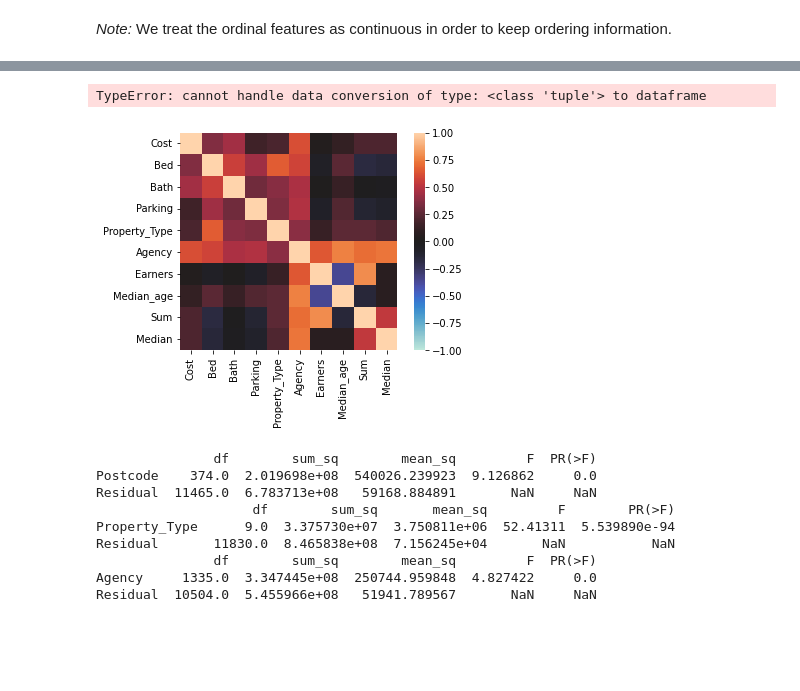
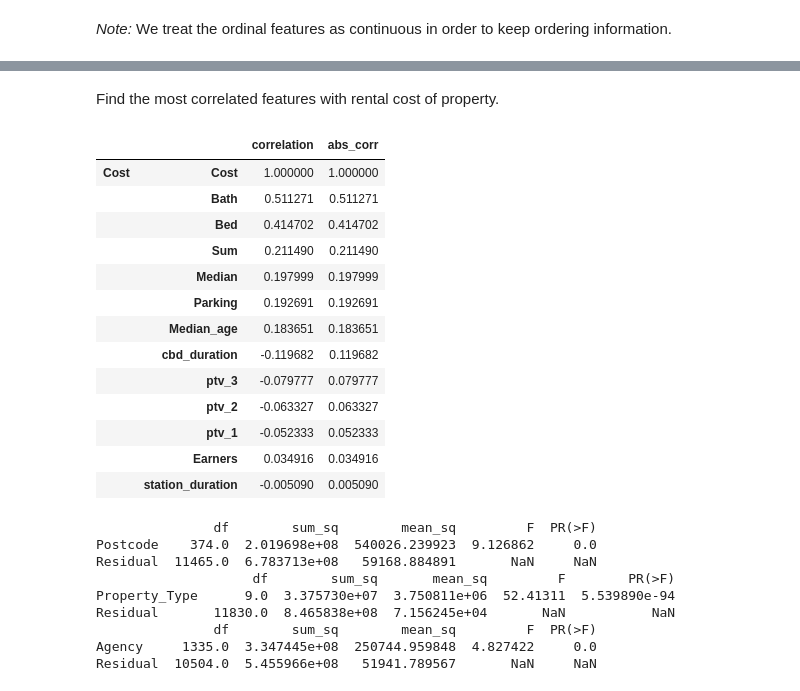
Before and after one commit to MAST30034-Applied-Data-Science/generic-real-estate-consulting-project-group-42, a Jupyter notebook: notebooks/analysis_properties.ipynb, the cells around one changed output, grey strips where cells are left out. Saved outputs shown, nothing was run; the diff lists cells and outputs as text; code cells hidden in the pictures; blank space fills up the shorter version.

Commit message:
Property correlation list created.

```diff
--- a/notebooks/analysis_properties.ipynb
+++ b/notebooks/analysis_properties.ipynb
@@ -65,13 +74,40 @@ plt.show()
+# %% [markdown]
+Find the most correlated features with rental cost of property.
+# %%
+sorted_mat = corrmat.unstack().sort_values()
+
+df = pd.DataFrame(data=sorted_mat)
+df.rename({0:'correlation'}, axis=1, inplace=True)
+df['Index'] = df.index
+df = pd.concat(
+        [df.drop('Index', axis=1),
+        df['Index'].apply(pd.Series)]
+    , axis=1)
+cost_correlations = pd.DataFrame(df[df[0] == 'Cost']['correlation'])
+cost_correlations['abs_corr'] = abs(cost_correlations['correlation'])
+cost_correlations.sort_values(by='abs_corr', ascending=False)
+# %% [output]
+|  |  | correlation | abs_corr |
+| Cost | Cost | 1.000000 | 1.000000 |
+|  | Bath | 0.511271 | 0.511271 |
+|  | Bed | 0.414702 | 0.414702 |
+|  | Sum | 0.211490 | 0.211490 |
+|  | Median | 0.197999 | 0.197999 |
+|  | Parking | 0.192691 | 0.192691 |
+|  | Median_age | 0.183651 | 0.183651 |
+|  | cbd_duration | -0.119682 | 0.119682 |
+|  | ptv_3 | -0.079777 | 0.079777 |
+|  | ptv_2 | -0.063327 | 0.063327 |
+|  | ptv_1 | -0.052333 | 0.052333 |
+|  | Earners | 0.034916 | 0.034916 |
+|  | station_duration | -0.005090 | 0.005090 |
 # %%
-# get correlation of numeric attributes with cost
-corr_data = properties[['Cost', 'Bed', 'Bath', 'Parking', 'Property_Type', 'Agency', 'Earners', 'Median_age', 'Sum', 'Median']]
-corrmat = dython.nominal.associations(corr_data, annot=False, plot=False)
-corr = corrmat['corr']
-sorted = dython.nominal.cluster_correlations(corr)
-dython.nominal.associations(sorted, annot=False, title='Correlation Matrix')
+# # get correlation of numeric attributes with cost
+# corr_data = properties#[['Cost', 'Bed', 'Bath', 'Parking', 'Property_Type', 'Agency', 'Earners', 'Median_age', 'Sum', 'Median']]
+# corrmat = dython.nominal.associations(corr_data, annot=False, plot=False)
+# corr = corrmat['corr']
+# sorted = dython.nominal.cluster_correlations(corr)
+# dython.nominal.associations(sorted, annot=False, title='Correlation Matrix')
-# %% [output]
-TypeError: cannot handle data conversion of type: <class 'tuple'> to dataframe
-[figure, removed]
 # %%
 # test for relationship with categorical variables using one-way ANOVA
 categoricals = ['Postcode', 'Property_Type', 'Agency']
```
Also changed, not shown: parts of 7 cells of this notebook, 4 other files.
